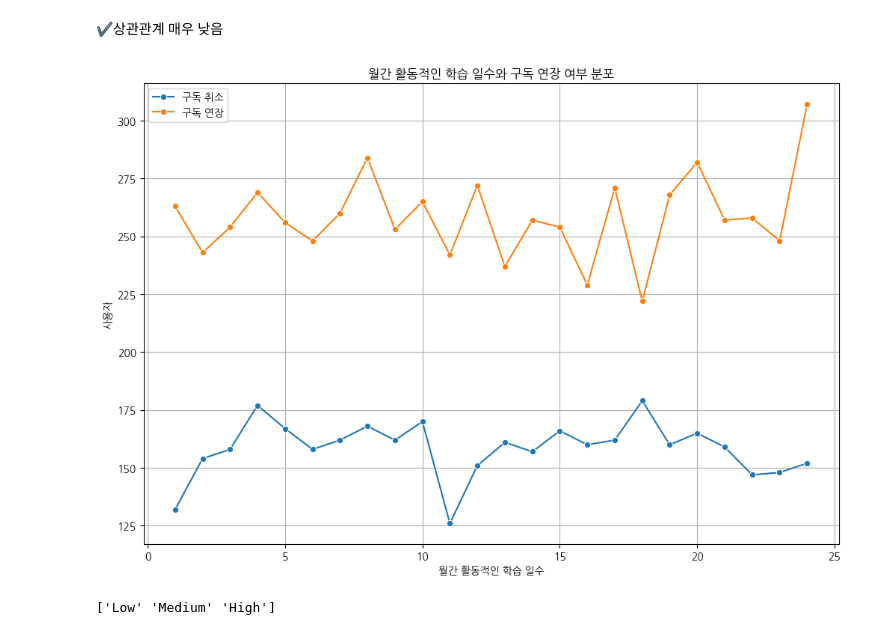
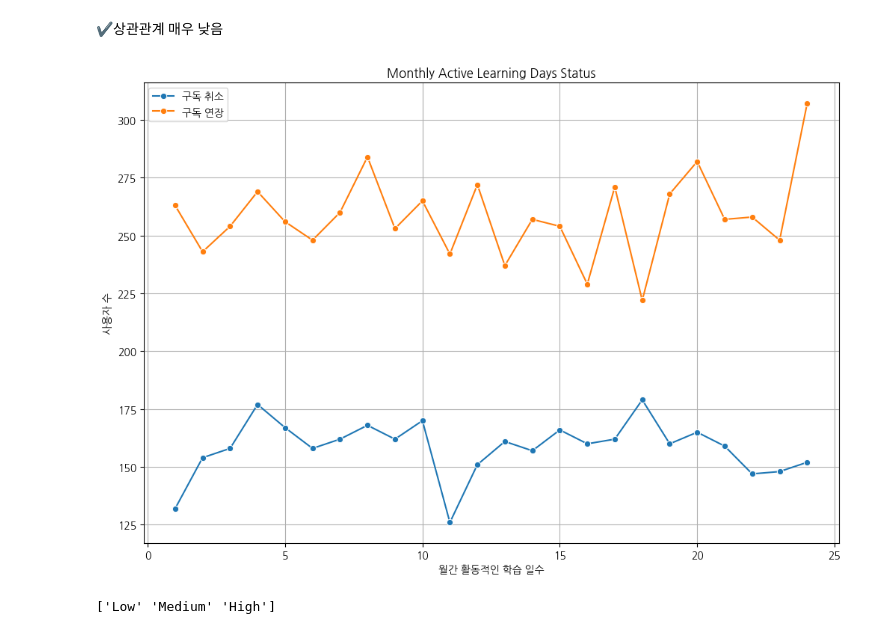
Before and after one commit to kesiss777/wassup3, a Jupyter notebook: 05_Data_Analysis/DA_Mini_Project.ipynb, the cells around one changed output. Drawn from its saved outputs; the diff is of its cells as text; code cells hidden in the pictures.

```diff
--- a/05_Data_Analysis/DA_Mini_Project.ipynb
+++ b/05_Data_Analysis/DA_Mini_Project.ipynb
@@ -171,17 +171,17 @@ counts.columns = ['monthly_active_learning_days', 'target_0', 'target_1']
 # %%
 plt.figure(figsize=(12, 8))
 sns.lineplot(data=counts, x='monthly_active_learning_days', y='target_0', marker='o', label='구독 취소')
 sns.lineplot(data=counts, x='monthly_active_learning_days', y='target_1', marker='o', label='구독 연장')
-plt.title('월간 활동적인 학습 일수와 구독 연장 여부 분포')
+plt.title('Monthly Active Learning Days Status')
 plt.xlabel('월간 활동적인 학습 일수')
-plt.ylabel('사용자')
+plt.ylabel('사용자 수')
 plt.legend()
 plt.grid(True)
 
-plt.savefig('monthly_active_learning_days Status.png')
+plt.savefig('Monthly Active Learning Days Status.png')
 plt.show()
 # %% [output]
-[figure, old version]
+[figure, new version]
 # %%
 print(data['preferred_difficulty_level'].unique())
 # %% [output]
```
Also changed, not shown: parts of 9 cells of this notebook, 12 other files.
